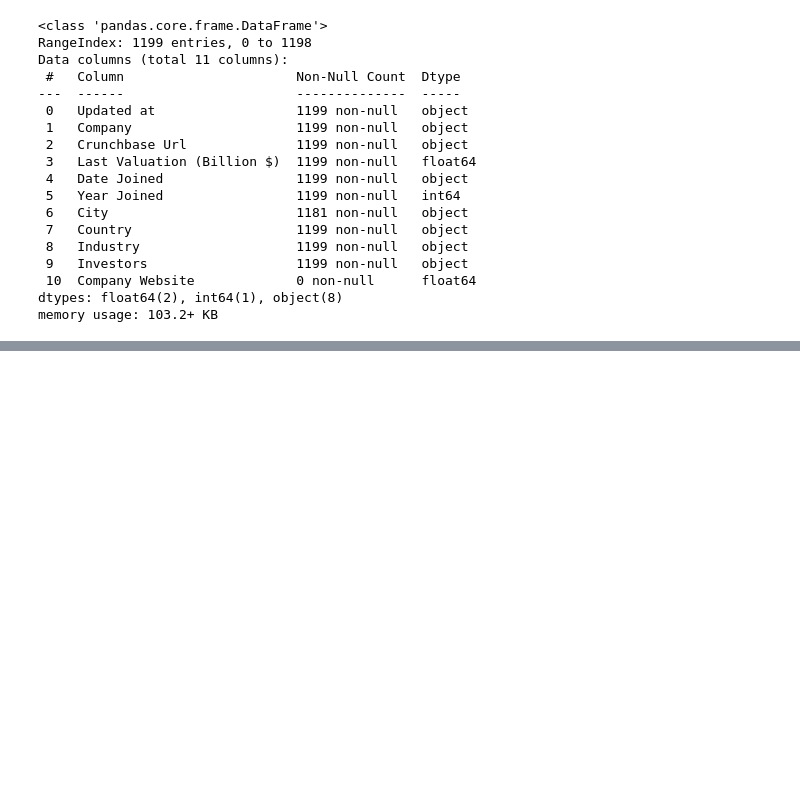
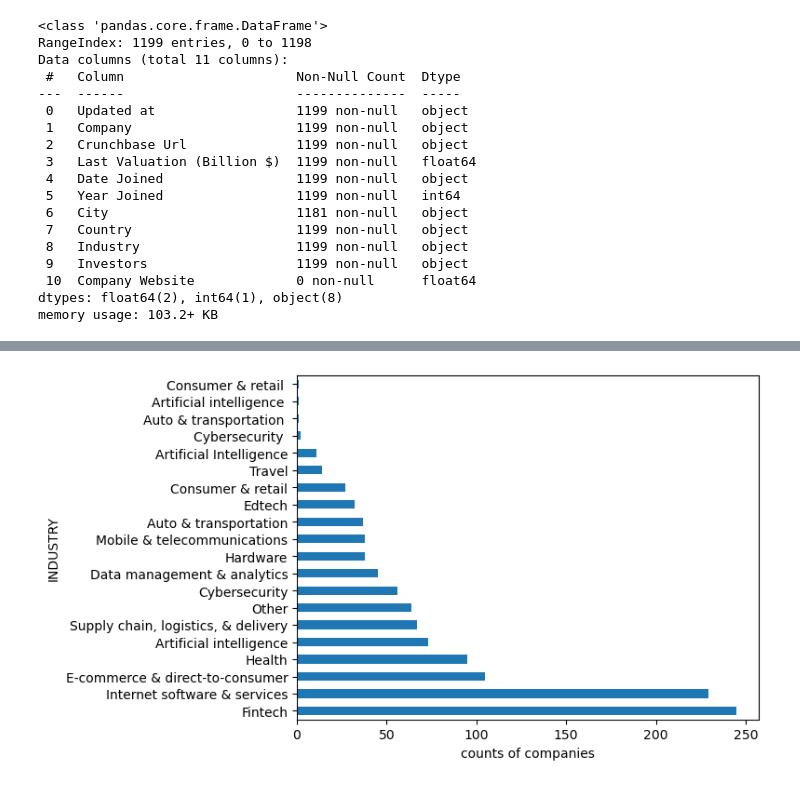
Before and after one commit to toluwabori/python_eda, a Jupyter notebook: Untitled.ipynb, the cells around one changed output, grey strips where cells are left out. Saved outputs shown, nothing was run; the diff lists cells and outputs as text; code cells hidden in the pictures; blank space fills up the shorter version.

```diff
--- a/Untitled.ipynb
+++ b/Untitled.ipynb
@@ -45,0 +148,6 @@ memory usage: 103.2+ KB
+# %%
+df_crunchbase.Industry.value_counts().plot(kind='barh')
+plt.xlabel('counts of companies')
+plt.ylabel('INDUSTRY');
+# %% [output]
+[figure, added]
```
Also changed, not shown: parts of 12 cells of this notebook.
